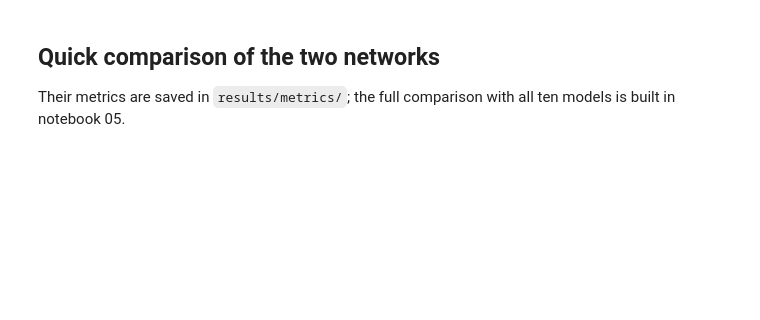
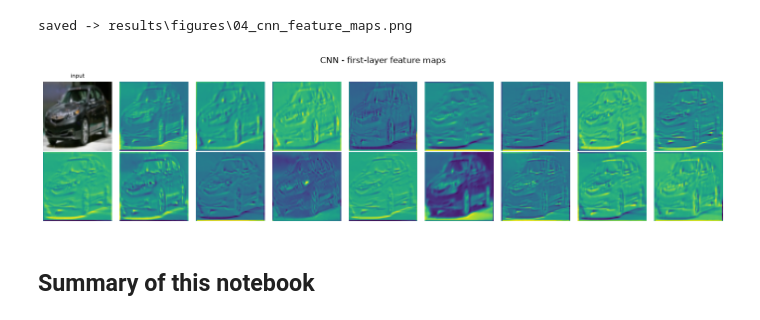
Before and after one commit to baliemna2222-dev/image-classification-ml, a Jupyter notebook: notebooks/04_deep_learning.ipynb, the cells around one changed output. Drawn from its saved outputs; the diff is of its cells as text; code cells hidden in the pictures; blank space fills up the shorter version.

```diff
--- a/notebooks/04_deep_learning.ipynb
+++ b/notebooks/04_deep_learning.ipynb
@@ -100,22 +209,18 @@ cnn.save(MODELS_DIR / "cnn.keras")
 # %%
-convs = [l for l in cnn.layers if isinstance(l, layers.Conv2D)]
-probe = keras.Model(cnn.input, [convs[0].output, convs[2].output, convs[4].output])
-maps = probe(Xte[:1], training=False)
-titles = ["Conv block 1 (32 filters, 64x64)", "Conv block 2 (64 filters, 32x32)", "Conv block 3 (128 filters, 16x16)"]
-
-fig, axes = plt.subplots(4, 9, figsize=(14, 6.5))
-for r in range(4):
-    for c in range(9): axes[r, c].axis("off")
-axes[0, 0].imshow(X_test[0]); axes[0, 0].set_title("input", fontsize=8)
-for r, (fm, ttl) in enumerate(zip(maps, titles), start=1):
-    fm = fm.numpy()[0]
-    axes[r, 0].text(0, .5, ttl, fontsize=7, wrap=True)
-    for c in range(8):
-        axes[r, c + 1].imshow(fm[..., c], cmap="viridis")
-plt.suptitle("CNN feature maps (first 8 channels of each block)"); plt.tight_layout()
-save_fig("04_cnn_feature_maps.png"); plt.show()
+if TORCH_OK:
+    # feature maps of the first conv layer for one test image
+    cnn.eval()
+    with torch.no_grad():
+        fm = cnn.features[0][0](Tte[:1])[0].numpy()          # first Conv2d -> (32, 64, 64)
+    fig, axes = plt.subplots(2, 9, figsize=(14, 3.6))
+    for a in axes.ravel(): a.axis("off")
+    axes[0, 0].imshow(X_test[0]); axes[0, 0].set_title("input", fontsize=8)
+    for c, a in enumerate(axes.ravel()[1:]): a.imshow(fm[c], cmap="viridis")
+    plt.suptitle("CNN - first-layer feature maps"); plt.tight_layout(); save_fig("04_cnn_feature_maps.png"); plt.show()
+# %% [output]
+saved -> results\figures\04_cnn_feature_maps.png
+[figure, added]
-# %% [markdown]
-## Quick comparison of the two networks
-Their metrics are saved in `results/metrics/`; the full comparison with all ten models is built in notebook 05.
+# %% [markdown]
+## Summary of this notebook
 # %%
 df = compare(); display(df[df["family"] == "Deep Learning"].round(4))
```
Also changed, not shown: parts of 17 cells of this notebook, 4 other files.
